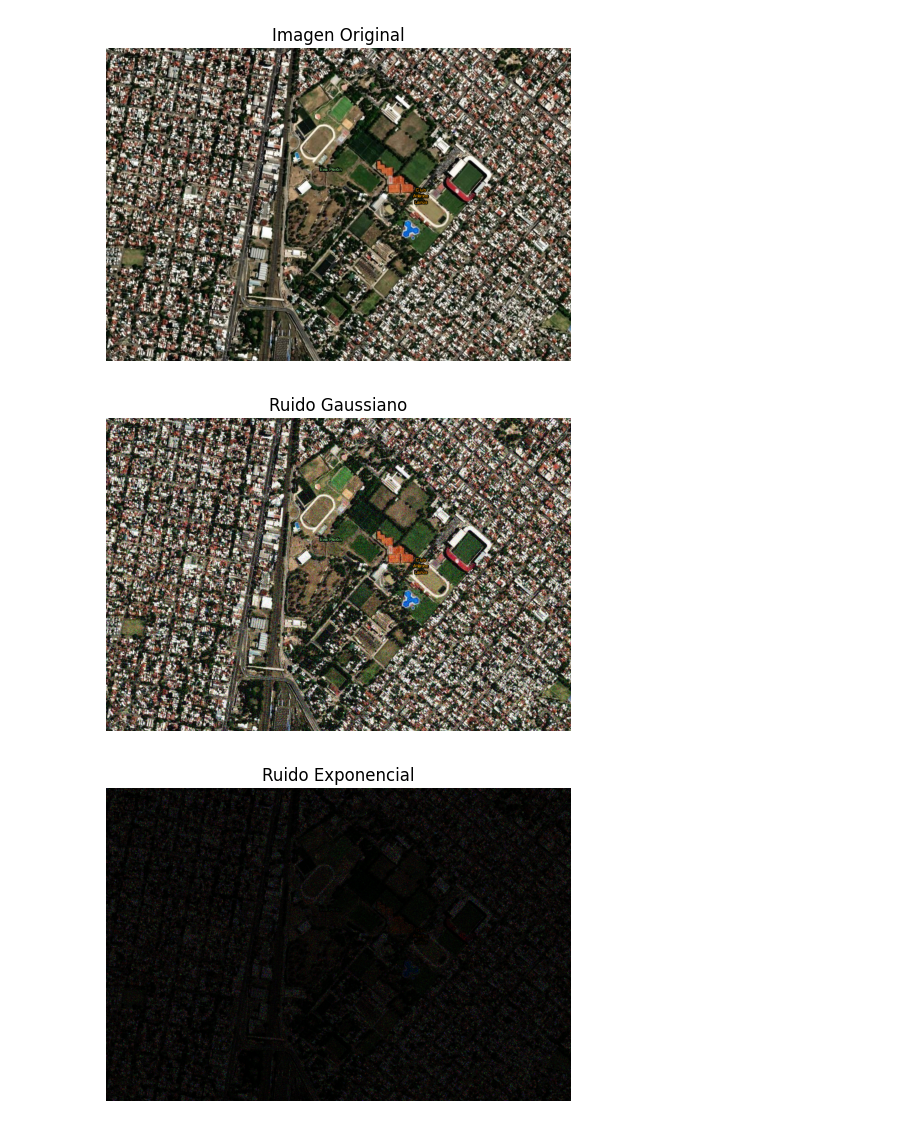
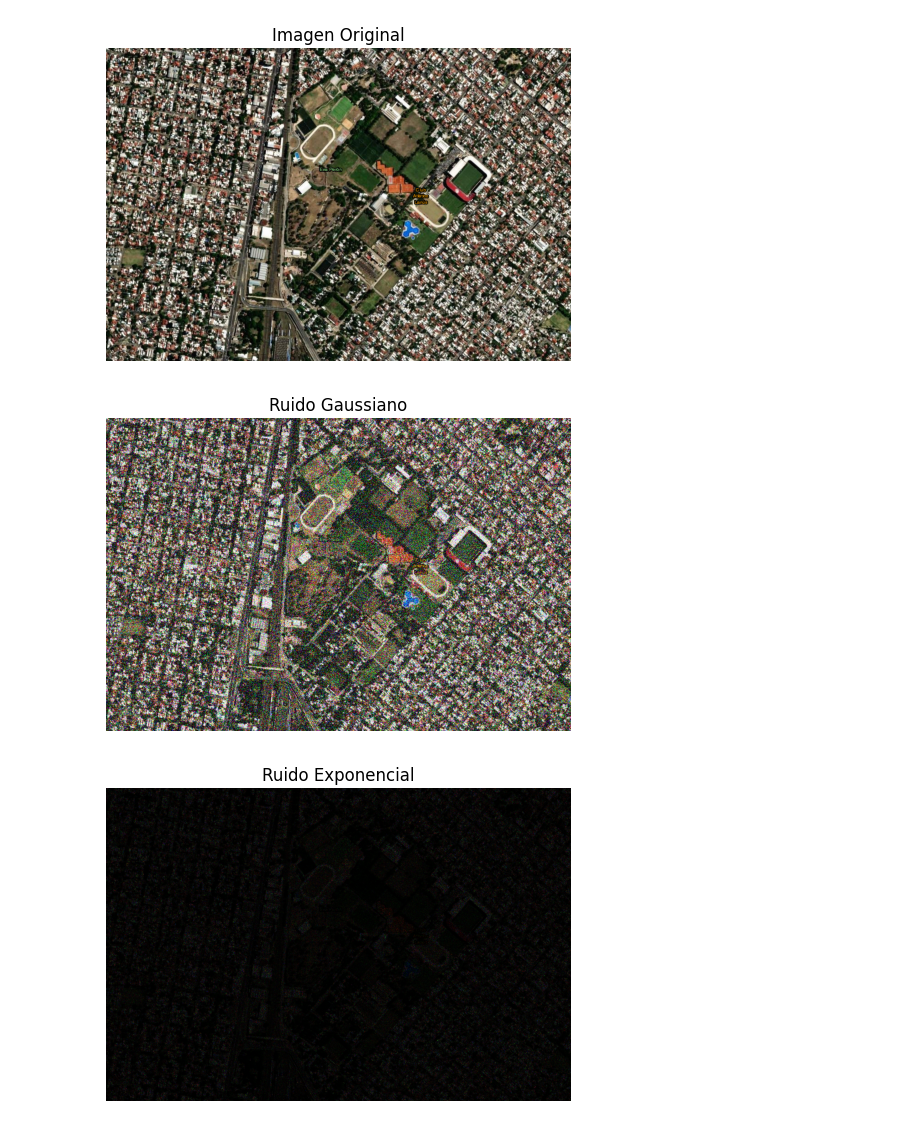
Before and after one commit to MatiasFlores96/Satellite-Image-Analytics-2, a Jupyter notebook: 0_Ruidos.ipynb, the cells around one changed output. Saved outputs shown, nothing was run; the diff lists cells and outputs as text; code cells hidden in the pictures.

```diff
--- a/0_Ruidos.ipynb
+++ b/0_Ruidos.ipynb
@@ -21,23 +21,23 @@ plt.show()
 [figure]
 # %%
 # Agregar ruido Gaussiano aditivo
-def agregar_ruido_gaussiano(imagen, mean=0, var=0.01):
+def agregar_ruido_gaussiano(imagen, mean=0, var=0.1):
     sigma = var ** 0.5
     gauss = np.random.normal(mean, sigma, imagen.shape)
     imagen_ruido = imagen + gauss * 255
     imagen_ruido = np.clip(imagen_ruido, 0, 255).astype(np.uint8)
     return imagen_ruido
 
 imagen_ruido_gaussiano = agregar_ruido_gaussiano(img)
-cv2.imwrite('imagen_ruido_gaussiano.png', imagen_ruido_gaussiano)
+cv2.imwrite('noisy-images/imagen_ruido_gaussiano.png', imagen_ruido_gaussiano)
 
 plt.figure(figsize=(6, 6))
 plt.imshow(cv2.cvtColor(imagen_ruido_gaussiano, cv2.COLOR_BGR2RGB))
 plt.title('Ruido Gaussiano')
 plt.axis('off')
 plt.show()
 # %% [output]
-[figure, old version]
+[figure, new version]
 # %%
 # Agregar ruido exponencial multiplicativo
 def agregar_ruido_exponencial(imagen, scale=5):
```
Also changed, not shown: parts of 2 cells of this notebook, 7 other files.
